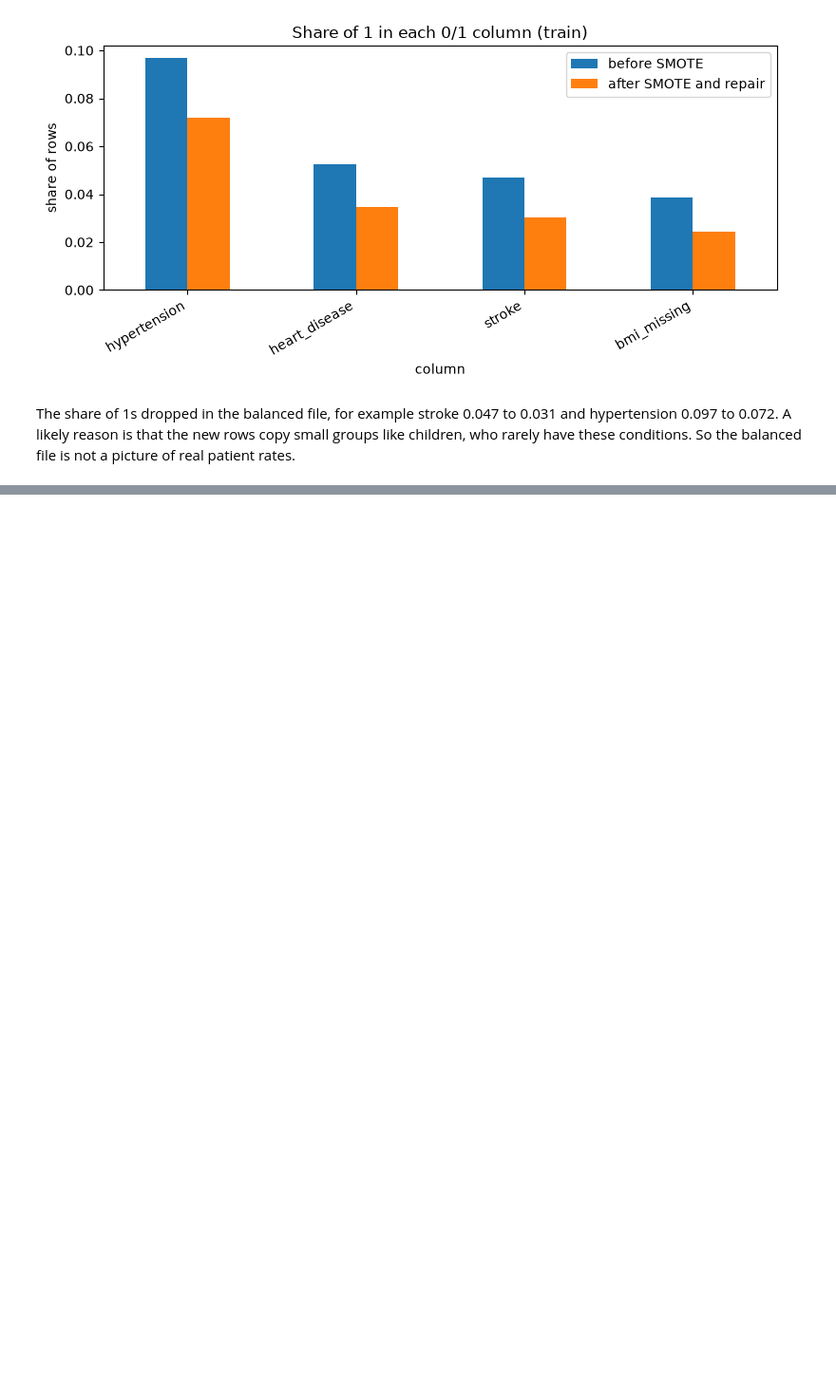
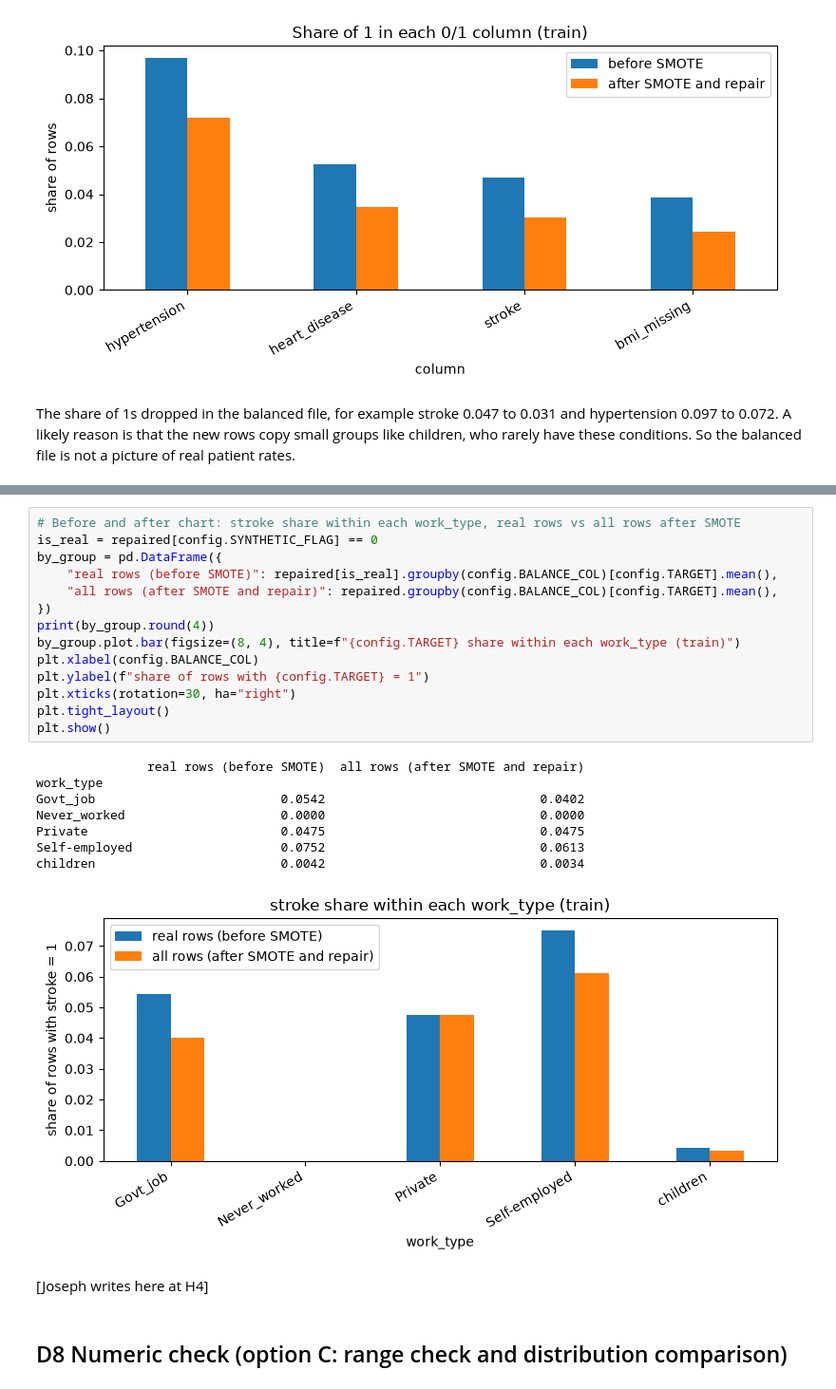
Before and after one commit to ClayClimate-AI/itai-1371-midterm-stroke-eda, a Jupyter notebook: notebooks/04_smote_balance.ipynb, the cells around one changed output, grey strips where cells are left out. Shown at 95% size. Drawn from its saved outputs; the diff is of its cells as text; blank space fills up the shorter version.

Commit message:
feat(agent): stroke share by work_type cell in notebook 04  [H4]

```diff
--- a/notebooks/04_smote_balance.ipynb
+++ b/notebooks/04_smote_balance.ipynb
@@ -261 +229,28 @@ for col in config.SCALE_COLUMNS:
+# %%
+# Before and after chart: stroke share within each work_type, real rows vs all rows after SMOTE
+is_real = repaired[config.SYNTHETIC_FLAG] == 0
+by_group = pd.DataFrame({
+    "real rows (before SMOTE)": repaired[is_real].groupby(config.BALANCE_COL)[config.TARGET].mean(),
+    "all rows (after SMOTE and repair)": repaired.groupby(config.BALANCE_COL)[config.TARGET].mean(),
+})
+print(by_group.round(4))
+by_group.plot.bar(figsize=(8, 4), title=f"{config.TARGET} share within each work_type (train)")
+plt.xlabel(config.BALANCE_COL)
+plt.ylabel(f"share of rows with {config.TARGET} = 1")
+plt.xticks(rotation=30, ha="right")
+plt.tight_layout()
+plt.show()
+# %% [output]
+               real rows (before SMOTE)  all rows (after SMOTE and repair)
+work_type
+Govt_job                         0.0542                             0.0402
+Never_worked                     0.0000                             0.0000
+Private                          0.0475                             0.0475
+Self-employed                    0.0752                             0.0613
+children                         0.0042                             0.0034
+[figure, added]
+# %% [markdown]
+[Joseph writes here at H4]
+# %% [markdown]
+## D8 Numeric check (option C: range check and distribution comparison)
 # %%
```
Also changed, not shown: parts of 32 cells of this notebook, 2 other files.
